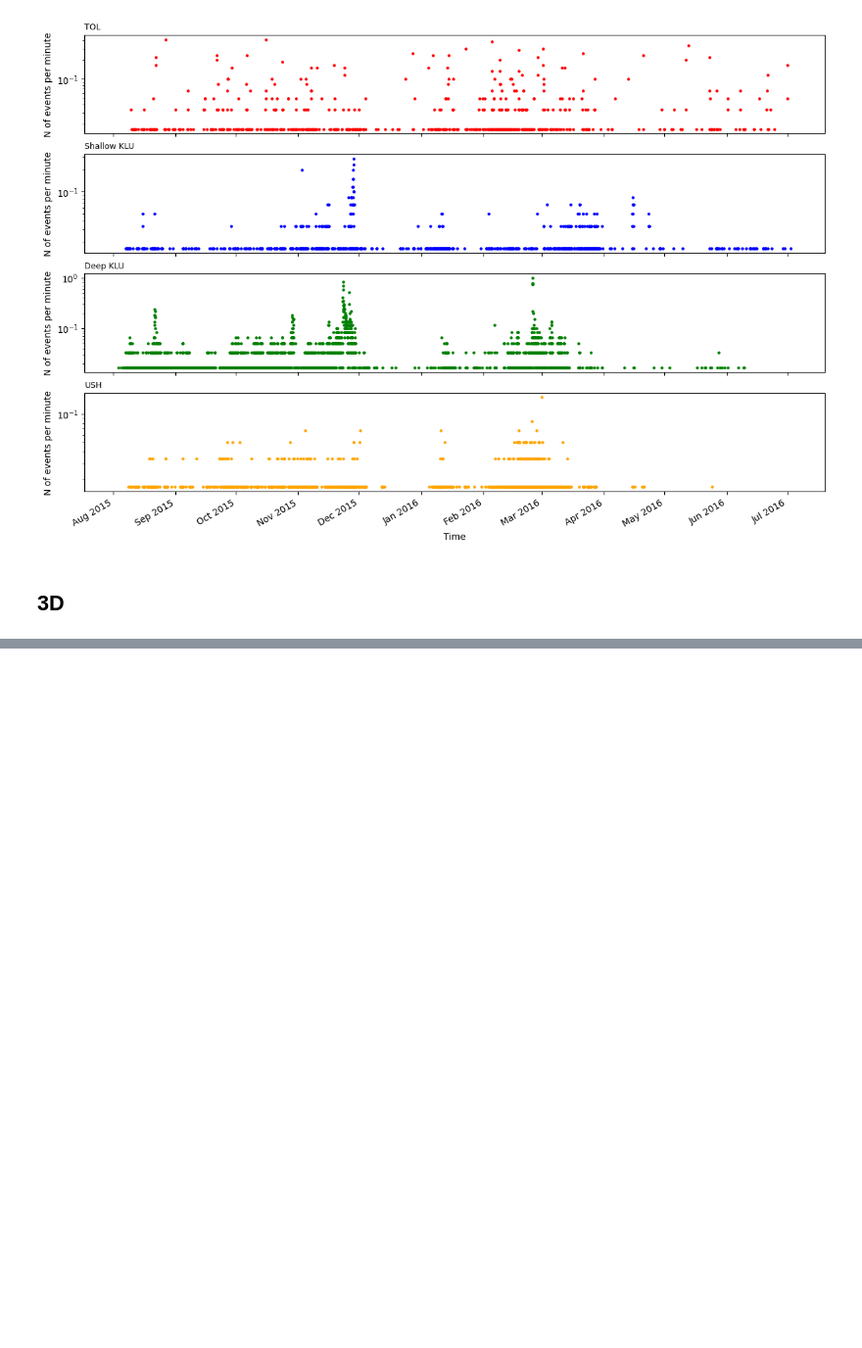
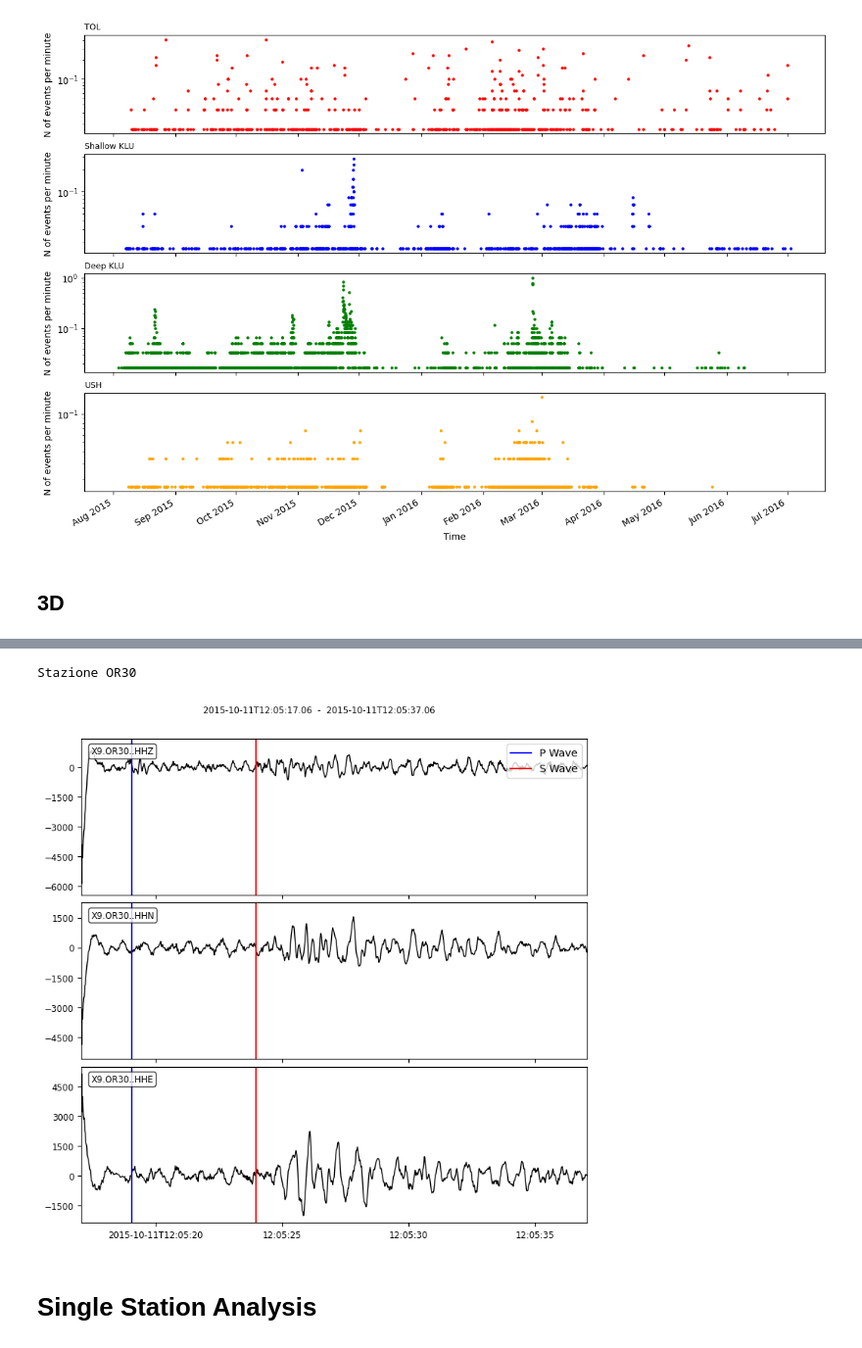
Before and after one commit to Mpinaz/Thesis, a Jupyter notebook: Plots_of_Catalog.ipynb, the cells around one changed output, grey strips where cells are left out. Shown at 98% size. Cells and saved outputs as stored; diff of their text form; code cells hidden in the pictures; blank space fills up the shorter version.

```diff
--- a/Plots_of_Catalog.ipynb
+++ b/Plots_of_Catalog.ipynb
@@ -573,0 +393,20 @@ Converting to PeriodArray/Index representation will drop timezone information.
+# %%
+Plotting = Data[np.random.randint(0, len(Data))-1]
+Station_Name = Plotting[0]
+P_Wave = UTCDateTime(stations_for_event[Event][Station_Name][0]).datetime
+S_Wave = UTCDateTime(stations_for_event[Event][Station_Name][1]).datetime
+
+print(f"Stazione {Plotting[0]}\n")
+fig = Plotting[-1].plot(show=False)
+fig.subplots_adjust(hspace=0.05)
+for i in range(len(fig.axes)):
+  ax = fig.axes[i]
+  ax.axvline(P_Wave, color='blue', label = "P Wave")
+  ax.axvline(S_Wave, color='red', label = "S Wave")
+fig.axes[0].legend(loc = "upper right")
+display(fig)
+# %% [output]
+Stazione OR30
+[figure, added]
+# %% [markdown]
+# Single Station Analysis
```
Also changed, not shown: parts of 38 cells of this notebook.
